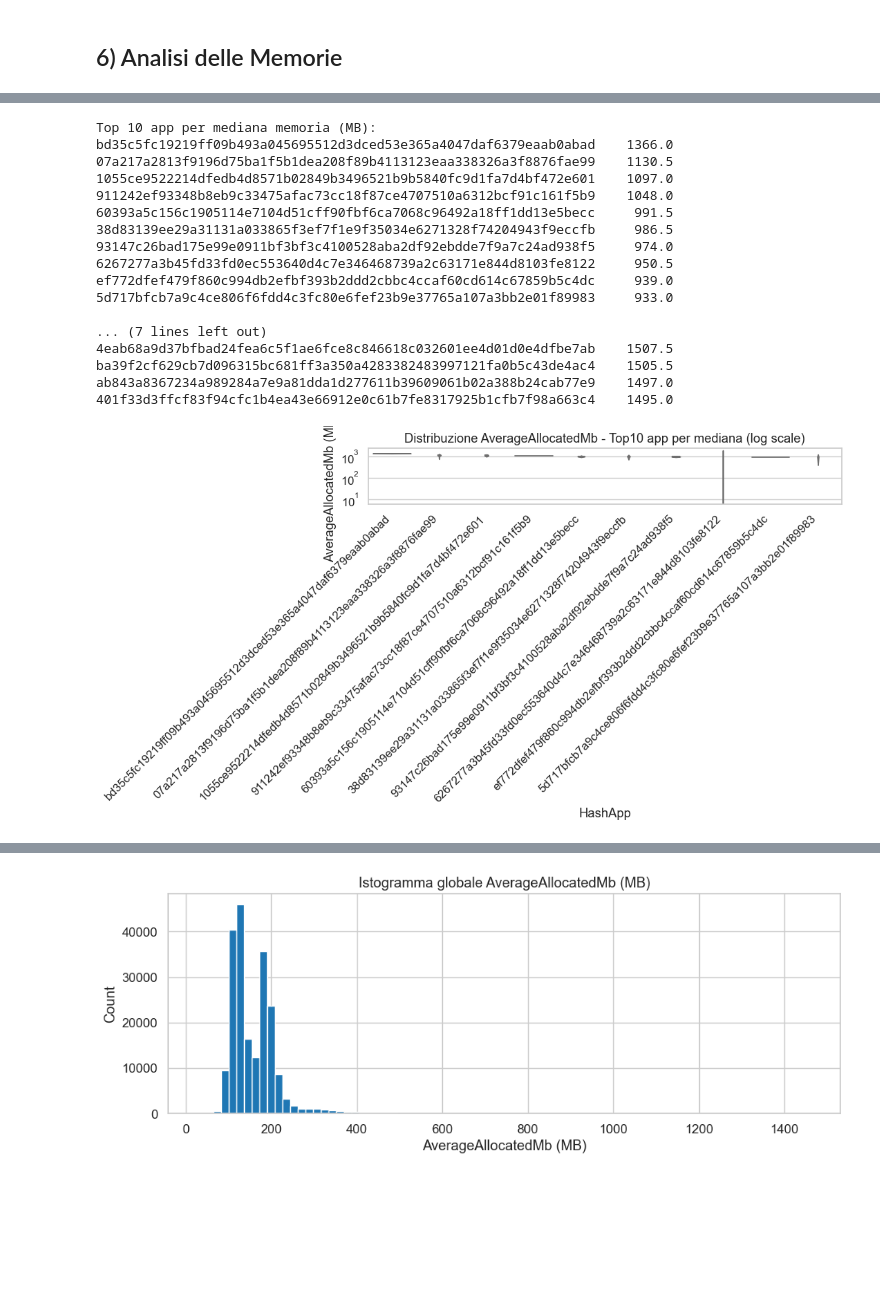
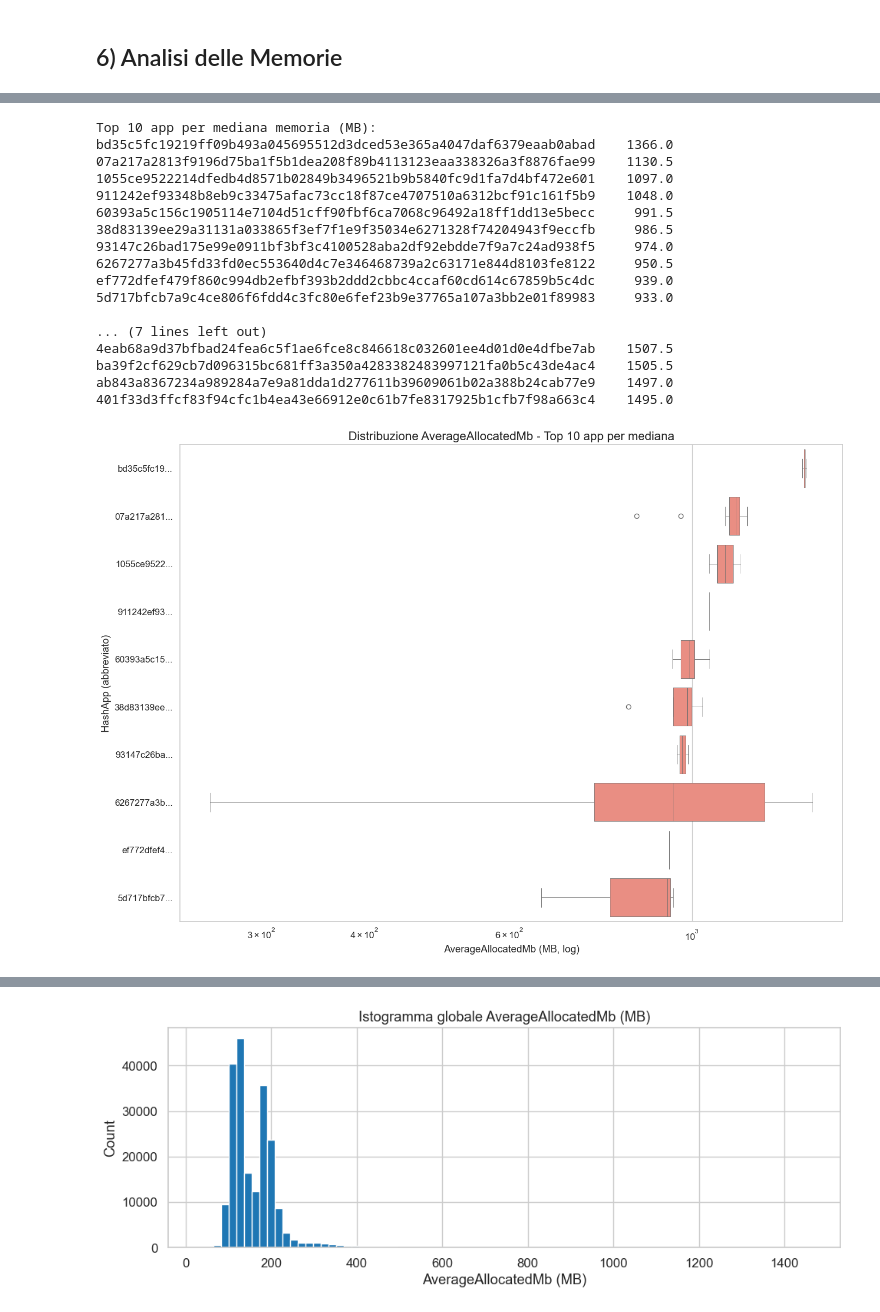
Before and after one commit to TamaraTer/Analisi_AzureFunctions_2019, a Jupyter notebook: analisi_serverless.ipynb, the cells around one changed output, grey strips where cells are left out. Drawn from its saved outputs; the diff is of its cells as text; code cells hidden in the pictures; blank space fills up the shorter version.

```diff
--- a/analisi_serverless.ipynb
+++ b/analisi_serverless.ipynb
@@ -825,8 +837,6 @@ Analisi delle durate completata. Figure e CSV salvati in 'figs/' e 'output/'
 ## 6) Analisi delle Memorie
 # %%
 print("Analisi memoria allocata in streaming per RAM limitata...")
-
-from collections import defaultdict
 
 key_cols = ["HashOwner", "HashApp"]
 mem_cols = [
@@ -843,8 +853,7 @@ all_cols = key_cols + mem_cols
 #   - mediana,
 #   - pct95,
 #   - pct99.
-# Questo aiuta a identificare applicazioni con comportamenti anomali
-# o profili di allocazione potenzialmente inefficienti.
+# Questo aiuta a identificare applicazioni con comportamenti anomali.
 
 app_memory = defaultdict(list)
 app_pct95 = defaultdict(list)
@@ -920,7 +929,7 @@ print("\nTop 10 app per Pct99 memoria (MB):")
 print(top10_apps_by_pct99.to_string())
 
 
-# Violin Top10
+# Top10
 def build_repeated_df(series_index, source_dict, col_name):
     rows = []
     for k in series_index:
@@ -929,26 +938,46 @@ def build_repeated_df(series_index, source_dict, col_name):
     return pd.DataFrame(rows, columns=[col_name+"_App", col_name])
 
 top10_median_df = build_repeated_df(top10_apps_by_median.index, app_memory, "Memory")
-plt.figure(figsize=(11,6))
-sns.violinplot(x="Memory_App", y="Memory", data=top10_median_df, inner="quartile", dodge=False, color="lightcoral")
-plt.yscale("log")
-plt.title("Distribuzione AverageAllocatedMb - Top10 app per mediana (log scale)")
-plt.xlabel("HashApp")
-plt.ylabel("AverageAllocatedMb (MB, log)")
-plt.xticks(rotation=45, ha="right")
+top10_median_df["ShortID"] = top10_median_df["Memory_App"].str[:10] + "..."
+
+plt.figure(figsize=(14,10))
+
+sns.boxplot(
+    y="ShortID",
+    x="Memory",
+    data=top10_median_df,
+    color="salmon",
+    linewidth=0.6
+)
+
+plt.xscale("log")
+plt.title("Distribuzione AverageAllocatedMb - Top 10 app per mediana", fontsize=16)
+plt.xlabel("AverageAllocatedMb (MB, log)")
+plt.ylabel("HashApp (abbreviato)")
 plt.tight_layout()
-plt.savefig(os.path.join(FIGS_DIR, "top10_apps_median_memory_violin_log.png"))
+plt.savefig(os.path.join(FIGS_DIR, "top10_apps_median_memory_boxplot_log.png"))
 plt.show()
 
 top10_pct99_df = build_repeated_df(top10_apps_by_pct99.index, app_pct99, "Pct99")
-plt.figure(figsize=(11,6))
-sns.boxplot(x="Pct99_App", y="Pct99", data=top10_pct99_df, color="lightblue", dodge=False)
+# Abbreviazione hash
+top10_pct99_df["ShortID"] = top10_pct99_df["Pct99_App"].str[:10] + "..."
+
+plt.figure(figsize=(16,9))
+sns.boxplot(
+    x="ShortID", y="Pct99",
+    data=top10_pct99_df,
+    color="skyblue",
+    linewidth=0.6
+)
+
 plt.yscale("log")
-plt.title("Distribuzione Pct99 AverageAllocatedMb - Top10 app (log scale)")
+plt.title("Distribuzione Pct99 AverageAllocatedMb - Top 10 app", fontsize=15)
+plt.ylabel("Pct99 Memory (MB, scala log)")
 plt.xlabel("HashApp")
-plt.ylabel("Pct99 Memory (MB, log)")
-plt.xticks(rotation=45, ha="right")
+
+plt.xticks(rotation=35, ha="right", fontsize=10)
 plt.tight_layout()
+
 plt.savefig(os.path.join(FIGS_DIR, "top10_apps_pct99_boxplot_log.png"))
 plt.show()
 
@@ -1010,31 +1039,31 @@ print(f"\nAnomalie rilevate: {len(anomalies_df)} (salvate in output/memory_anoma
 
 print("Analisi memoria completata. Figure e CSV salvati in 'figs/' e 'output/'")
 # %% [output]
 Analisi memoria allocata in streaming per RAM limitata...
 Statistiche globali della memoria allocata (MB):
 - Median: 143.00
 - P90: 210.00
 - P95: 242.00
 - P99: 408.00
 - Mean: 161.19
 - Min: 30.00
 - Max: 1460.00
 [figure]
 Top 10 app per mediana memoria (MB):
 bd35c5fc19219ff09b493a045695512d3dced53e365a4047daf6379eaab0abad    1366.0
 07a217a2813f9196d75ba1f5b1dea208f89b4113123eaa338326a3f8876fae99    1130.5
 1055ce9522214dfedb4d8571b02849b3496521b9b5840fc9d1fa7d4bf472e601    1097.0
 911242ef93348b8eb9c33475afac73cc18f87ce4707510a6312bcf91c161f5b9    1048.0
 60393a5c156c1905114e7104d51cff90fbf6ca7068c96492a18ff1dd13e5becc     991.5
 38d83139ee29a31131a033865f3ef7f1e9f35034e6271328f74204943f9eccfb     986.5
 93147c26bad175e99e0911bf3bf3c4100528aba2df92ebdde7f9a7c24ad938f5     974.0
 6267277a3b45fd33fd0ec553640d4c7e346468739a2c63171e844d8103fe8122     950.5
 ef772dfef479f860c994db2efbf393b2ddd2cbbc4ccaf60cd614c67859b5c4dc     939.0
 5d717bfcb7a9c4ce806f6fdd4c3fc80e6fef23b9e37765a107a3bb2e01f89983     933.0
 
 ... (7 lines left out)
 4eab68a9d37bfbad24fea6c5f1ae6fce8c846618c032601ee4d01d0e4dfbe7ab    1507.5
 ba39f2cf629cb7d096315bc681ff3a350a4283382483997121fa0b5c43de4ac4    1505.5
 ab843a8367234a989284a7e9a81dda1d277611b39609061b02a388b24cab77e9    1497.0
 401f33d3ffcf83f94cfc1b4ea43e66912e0c61b7fe8317925b1cfb7f98a663c4    1495.0
-[figure, old version]
+[figure, new version]
```
Also changed, not shown: parts of 12 cells of this notebook, 12 other files.
